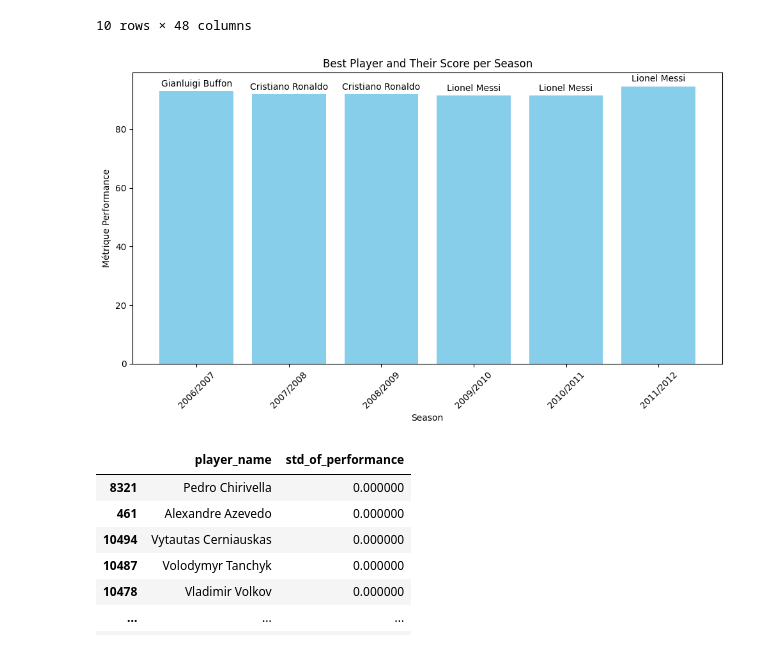
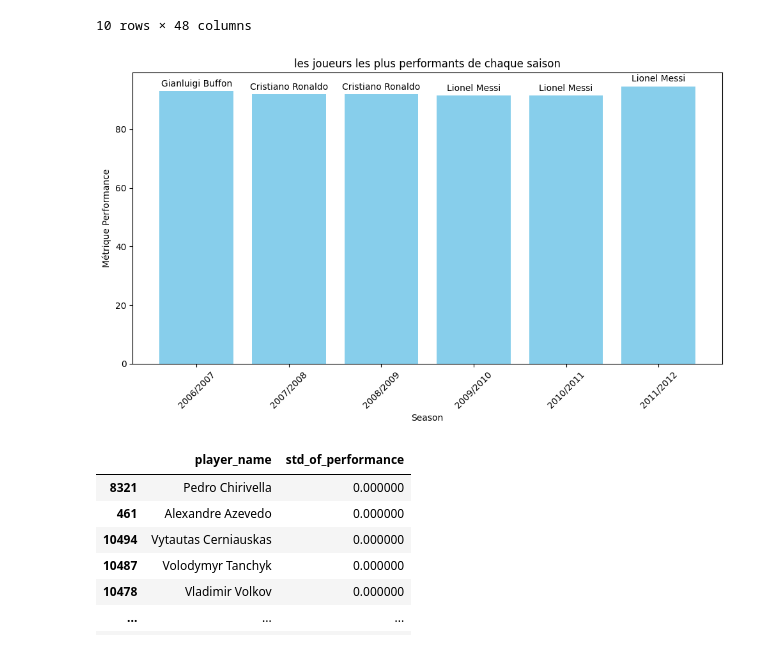
Before and after one commit to rahiqi-al/football-_clustering, a Jupyter notebook: general_vis.ipynb, the cells around one changed output. Saved outputs shown, nothing was run; the diff lists cells and outputs as text; code cells hidden in the pictures.

```diff
--- a/general_vis.ipynb
+++ b/general_vis.ipynb
@@ -79,21 +79,18 @@ df_player_plus_performants.head(15)
 # %%
 import matplotlib.pyplot as plt
 
 plt.figure(figsize=(10, 6))
 plt.bar(df_player_plus_performants.head(6)['season'].astype(str), df_player_plus_performants.head(6)['metrique_performance'], color='skyblue')
 
-# Adding player names above the bars
 for _, row in df_player_plus_performants.head(6).iterrows():
     plt.text(row['season'], row['metrique_performance'] + 1, row['player_name'], ha='center', va='bottom')
 
-# Adding labels and title
 plt.xlabel('Season')
 plt.ylabel('Métrique Performance')
-plt.title('Best Player and Their Score per Season')
-plt.xticks(rotation=45)  # Rotate x-axis labels for better visibility
+plt.title('les joueurs les plus performants de chaque saison')
+plt.xticks(rotation=45)
 
-# Show the plot
 plt.tight_layout()
 plt.show()
 # %% [output]
-[figure, old version]
+[figure, new version]
```
Also changed, not shown: parts of 20 cells of this notebook.
